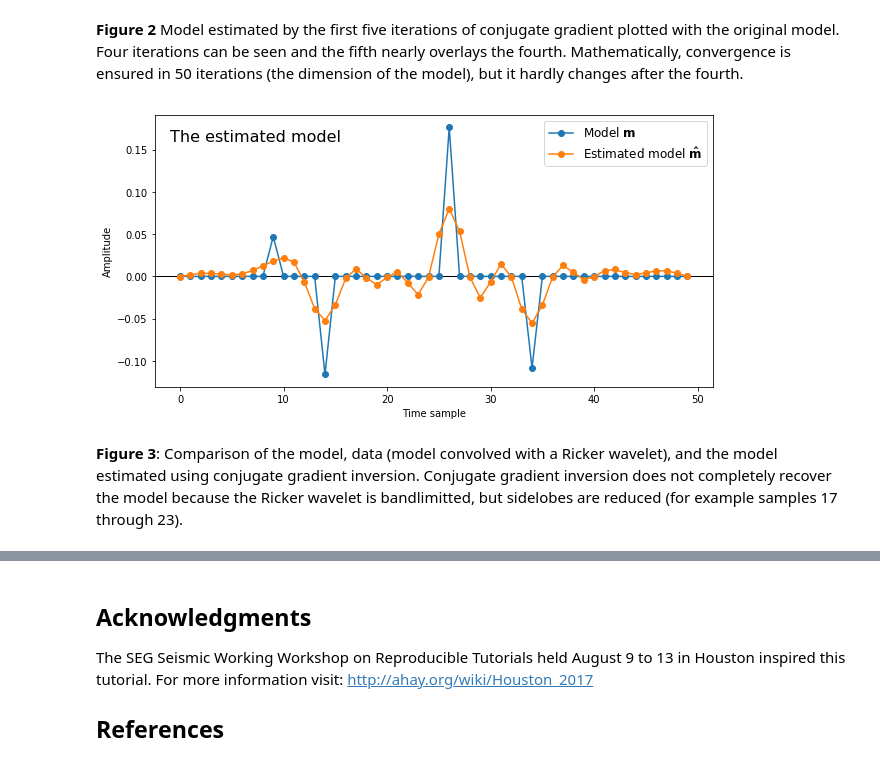
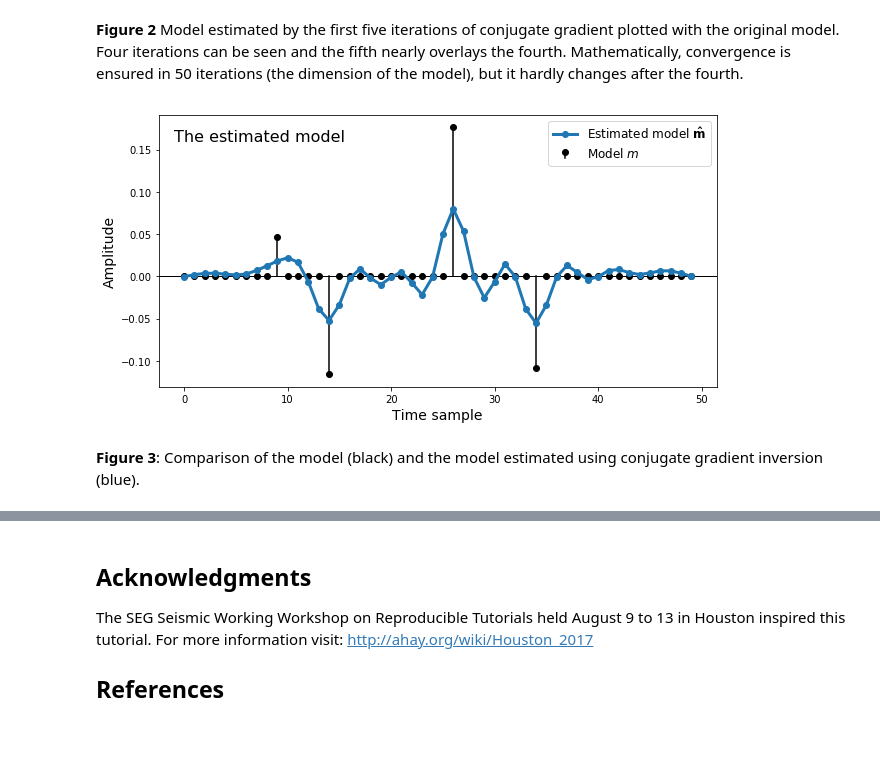
Before and after one commit to seg/tutorials-2018, a Jupyter notebook: 1804_Conjugate_gradient_inversion/conjugate_gradient_MS.ipynb, the cells around one changed output, grey strips where cells are left out. Drawn from its saved outputs; the diff is of its cells as text; code cells hidden in the pictures; blank space fills up the shorter version.

```diff
--- a/1804_Conjugate_gradient_inversion/conjugate_gradient_MS.ipynb
+++ b/1804_Conjugate_gradient_inversion/conjugate_gradient_MS.ipynb
@@ -244,3 +249,24 @@ $\qquad \mathbf{r} = \mathbf{r} + \alpha \Delta\mathbf{r}$<br>
+# %%
+# NOT FOR MANUSCRIPT
+# This version has the cache, which is just a convenient
+# way to store the results of the iterations.
+m_est = np.zeros_like(d)
+r = d - F.forward(m_est)
+s = np.zeros_like(d)
+beta = 0
+
+cache = [m_est]
+for i in range(n):
+    g = F.adjoint(r)
+    if i != 0:
+        beta = np.dot(g, g) / gamma
+    gamma = np.dot(g, g)
+    s = g + beta * s
+    deltar = F.forward(s)
+    alpha = -np.dot(r, deltar) / np.dot(deltar, deltar)
+    m_est = m_est - alpha * s
+    r = r + alpha * deltar
+    cache.append(m_est)
 # %%
 m_est = np.zeros_like(d)
 r = d - F.forward(m_est)
@@ -291,25 +315,21 @@ plt.show()
 # %%
 # NOT FOR MANUSCRIPT
 fig, ax = plt.subplots(figsize=(10, 5))
 
-#plt.stem(m, label=r'Model $m$', basefmt='none', linefmt='k', markerfmt='ko')
+plt.stem(m, label=r'Model $m$', basefmt='none', linefmt='k', markerfmt='ko')
 plt.axhline(color='k', lw=1)
-# ax.plot(d, label=r'Data $d$')
-#ax.plot(m_est, label=r'Estimated model $\hat{m}$')
-ax.plot(m, 'o-', label=r'Model $\mathbf{m}$')
-ax.plot(m_est, 'o-', label=r'Estimated model $\mathbf{\hat{m}}$')
+ax.plot(m_est, 'o-', color='C0', lw=3, label=r'Estimated model $\mathbf{\hat{m}}$')
 ax.legend(fontsize=12)
-ax.set_xlabel('Time sample')
-ax.set_ylabel('Amplitude')
-title = 'The estimated model'
-ax.text(-1, 0.16, title, color='k', size=16)
+ax.set_xlabel('Time sample', size=14)
+ax.set_ylabel('Amplitude', size=14)
+ax.text(-1, 0.16, 'The estimated model', color='k', size=16)
 
 plt.savefig('figure3_data_model_estmodel.png', dpi=300)
 plt.show()
 # %% [output]
-[figure, old version]
+[figure, new version]
 # %% [markdown]
-__Figure 3__: Comparison of the model, data (model convolved with a Ricker wavelet), and the model estimated using conjugate gradient inversion.  Conjugate gradient inversion does not completely recover the model because the Ricker wavelet is bandlimitted, but sidelobes are reduced (for example samples 17 through 23).
+__Figure 3__: Comparison of the model (black) and the model estimated using conjugate gradient inversion (blue).
 # %%
 d_pred = F.forward(m_est)
 # %%
```
Also changed, not shown: parts of 13 cells of this notebook.
